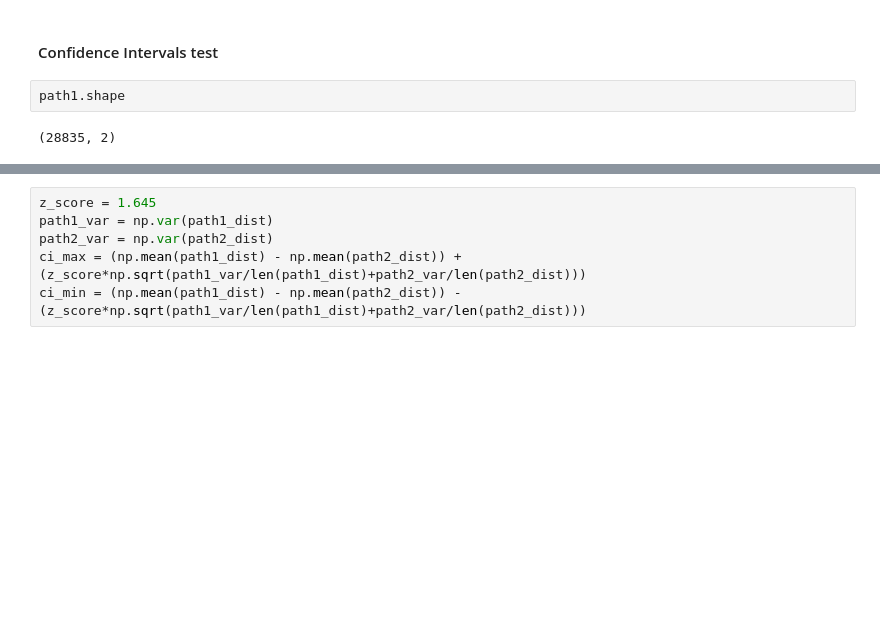
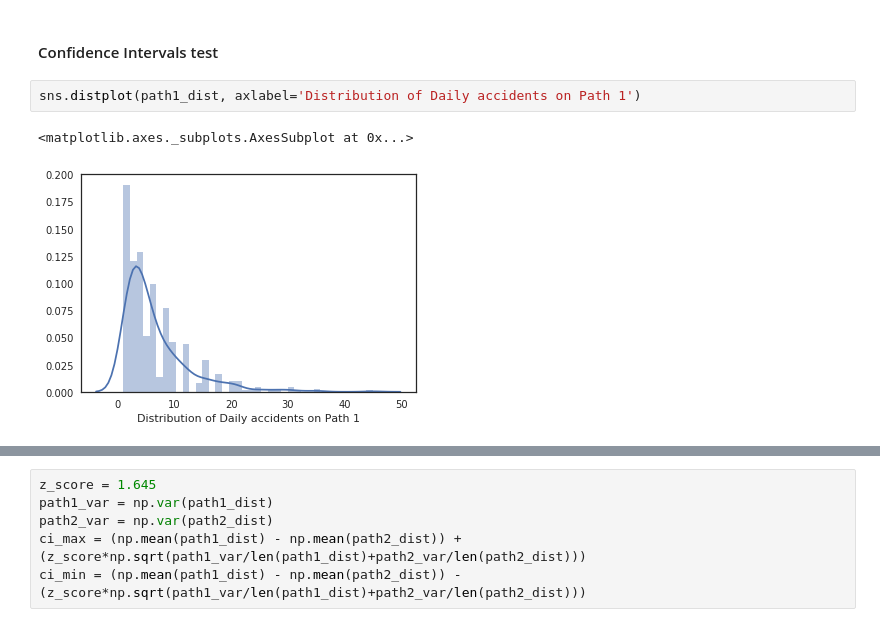
Before and after one commit to tyagi-iiitv/CSE544, a Jupyter notebook: Paths analysis.ipynb, the cells around one changed output, grey strips where cells are left out. Saved outputs shown, nothing was run; the diff lists cells and outputs as text; blank space fills up the shorter version.

```diff
--- a/Paths analysis.ipynb
+++ b/Paths analysis.ipynb
@@ -162,7 +211,8 @@ path1_dist = list(filter(lambda a: a!=0, path1_dist))
 path2_dist = list(filter(lambda a: a!=0, path2_dist))
 # %% [markdown]
 #### Confidence Intervals test
-# %%
-path1.shape
-# %% [output]
-(28835, 2)
+# %%
+sns.distplot(path1_dist, axlabel='Distribution of Daily accidents on Path 1')
+# %% [output]
+<matplotlib.axes._subplots.AxesSubplot at 0x...>
+[figure, added]
```
Also changed, not shown: parts of 35 cells of this notebook.
